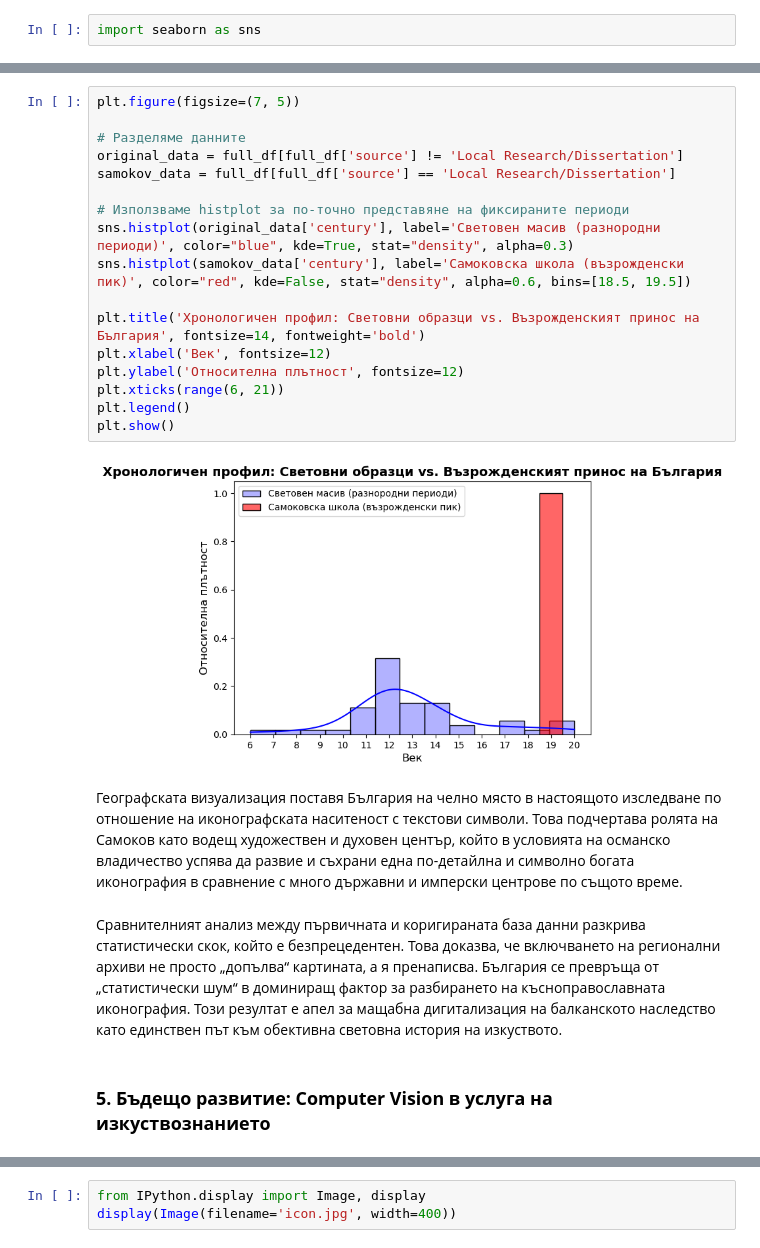
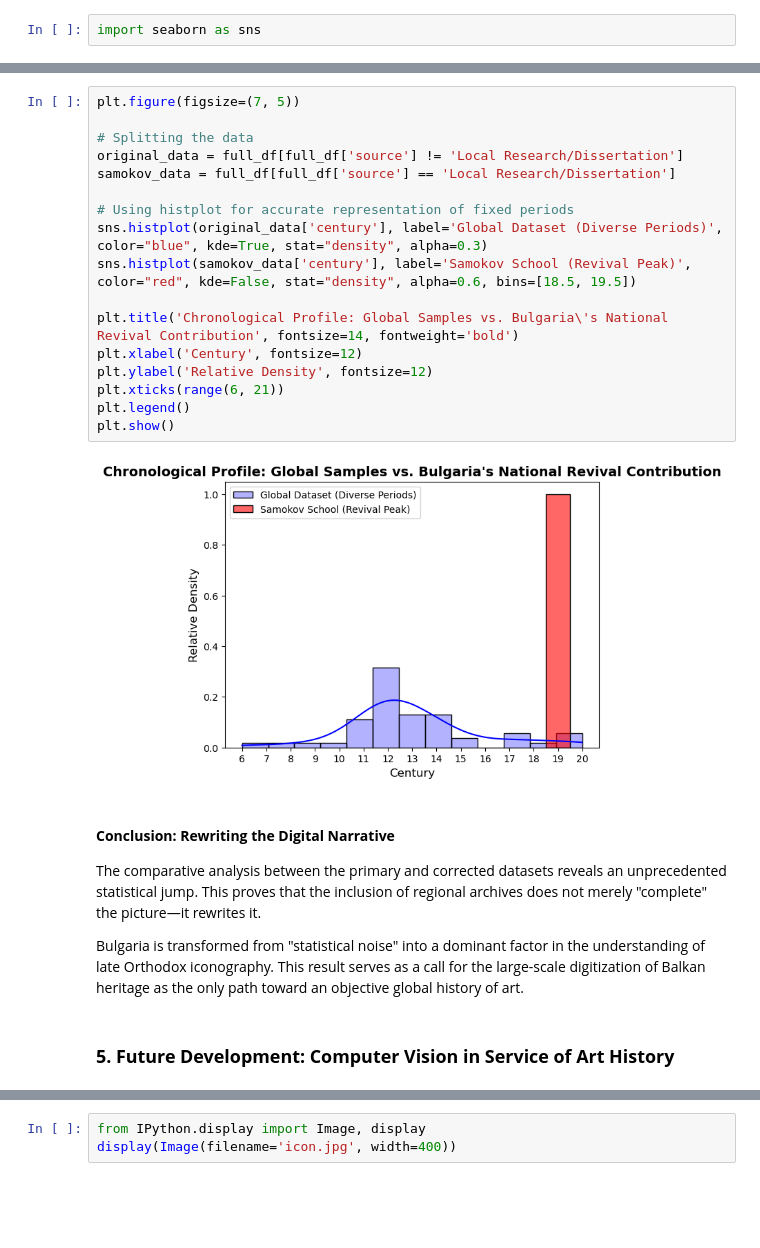
Before and after one commit to DesislavaSGeorgieva/Samokov-Art-Analysis, a Jupyter notebook: Pantokrator_Analysis.ipynb, the cells around one changed output, grey strips where cells are left out. Drawn from its saved outputs; the diff is of its cells as text; blank space fills up the shorter version.

```diff
--- a/Pantokrator_Analysis.ipynb
+++ b/Pantokrator_Analysis.ipynb
@@ -253,26 +261,28 @@ plt.show()
 # %%
 plt.figure(figsize=(7, 5))
 
-# Разделяме данните
+# Splitting the data
 original_data = full_df[full_df['source'] != 'Local Research/Dissertation']
 samokov_data = full_df[full_df['source'] == 'Local Research/Dissertation']
 
-# Използваме histplot за по-точно представяне на фиксираните периоди
-sns.histplot(original_data['century'], label='Световен масив (разнородни периоди)', color="blue", kde=True, stat="density", alpha=0.3)
-sns.histplot(samokov_data['century'], label='Самоковска школа (възрожденски пик)', color="red", kde=False, stat="density", alpha=0.6, bins=[18.5, 19.5])
+# Using histplot for accurate representation of fixed periods
+sns.histplot(original_data['century'], label='Global Dataset (Diverse Periods)', color="blue", kde=True, stat="density", alpha=0.3)
+sns.histplot(samokov_data['century'], label='Samokov School (Revival Peak)', color="red", kde=False, stat="density", alpha=0.6, bins=[18.5, 19.5])
 
-plt.title('Хронологичен профил: Световни образци vs. Възрожденският принос на България', fontsize=14, fontweight='bold')
-plt.xlabel('Век', fontsize=12)
-plt.ylabel('Относителна плътност', fontsize=12)
+plt.title('Chronological Profile: Global Samples vs. Bulgaria\'s National Revival Contribution', fontsize=14, fontweight='bold')
+plt.xlabel('Century', fontsize=12)
+plt.ylabel('Relative Density', fontsize=12)
 plt.xticks(range(6, 21))
 plt.legend()
 plt.show()
 # %% [output]
-[figure, old version]
+[figure, new version]
 # %% [markdown]
-Географската визуализация поставя България на челно място в настоящото изследване по отношение на иконографската наситеност с текстови символи. Това подчертава ролята на Самоков като водещ художествен и духовен център, който в условията на османско владичество успява да развие и съхрани една по-детайлна и символно богата иконография в сравнение с много държавни и имперски центрове по същото време.
+#### **Conclusion: Rewriting the Digital Narrative**
+
+The comparative analysis between the primary and corrected datasets reveals an unprecedented statistical jump. This proves that the inclusion of regional archives does not merely "complete" the picture—it rewrites it.
+
+Bulgaria is transformed from "statistical noise" into a dominant factor in the understanding of late Orthodox iconography. This result serves as a call for the large-scale digitization of Balkan heritage as the only path toward an objective global history of art.
-# %% [markdown]
-Сравнителният анализ между първичната и коригираната база данни разкрива статистически скок, който е безпрецедентен. Това доказва, че включването на регионални архиви не просто „допълва“ картината, а я пренаписва. България се превръща от „статистически шум“ в доминиращ фактор за разбирането на късноправославната иконография. Този резултат е апел за мащабна дигитализация на балканското наследство като единствен път към обективна световна история на изкуството.
 # %% [markdown]
-### **5. Бъдещо развитие: Computer Vision в услуга на изкуствознанието**
+### **5. Future Development: Computer Vision in Service of Art History**
 # %% [markdown]
```
Also changed, not shown: parts of 32 cells of this notebook.
